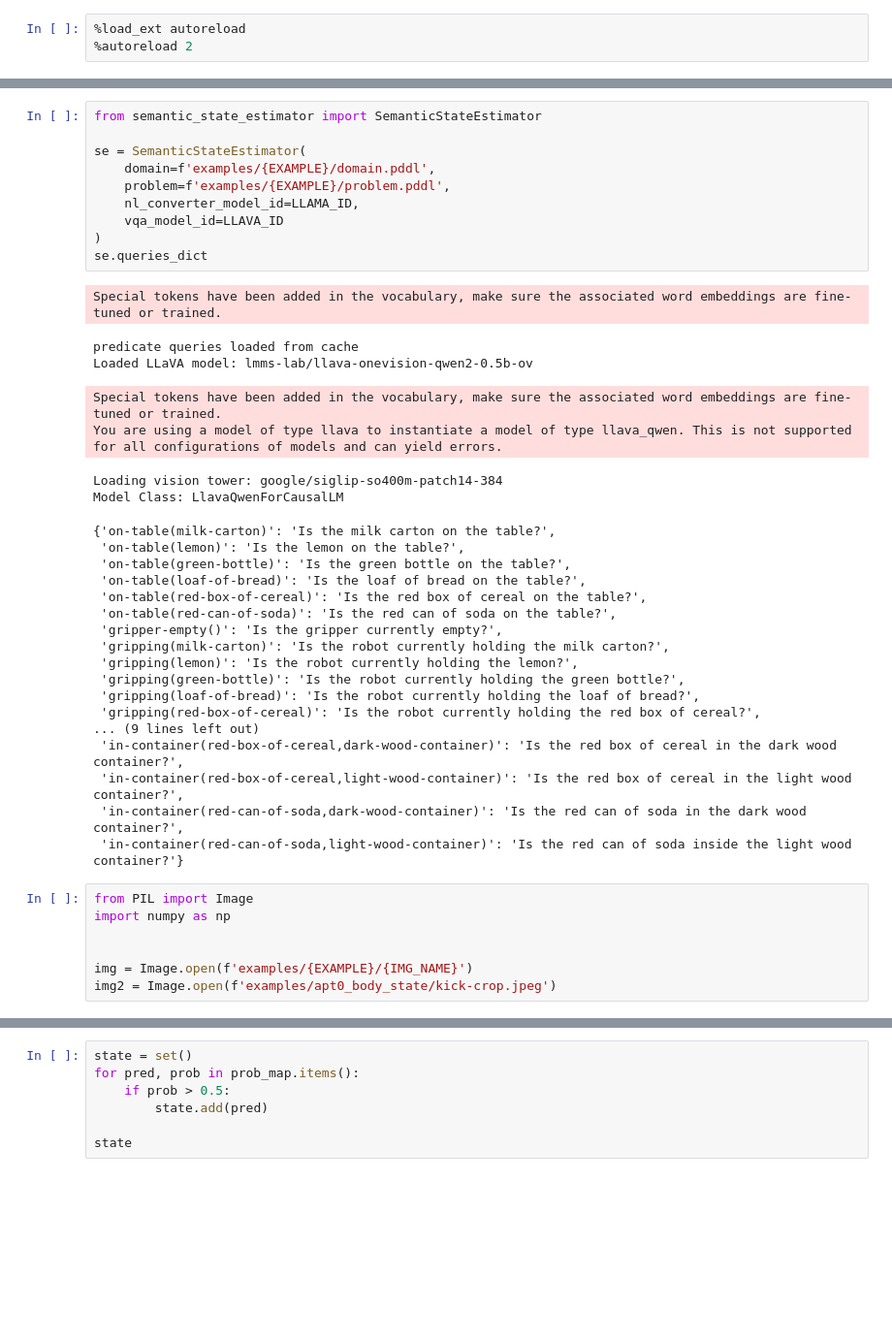
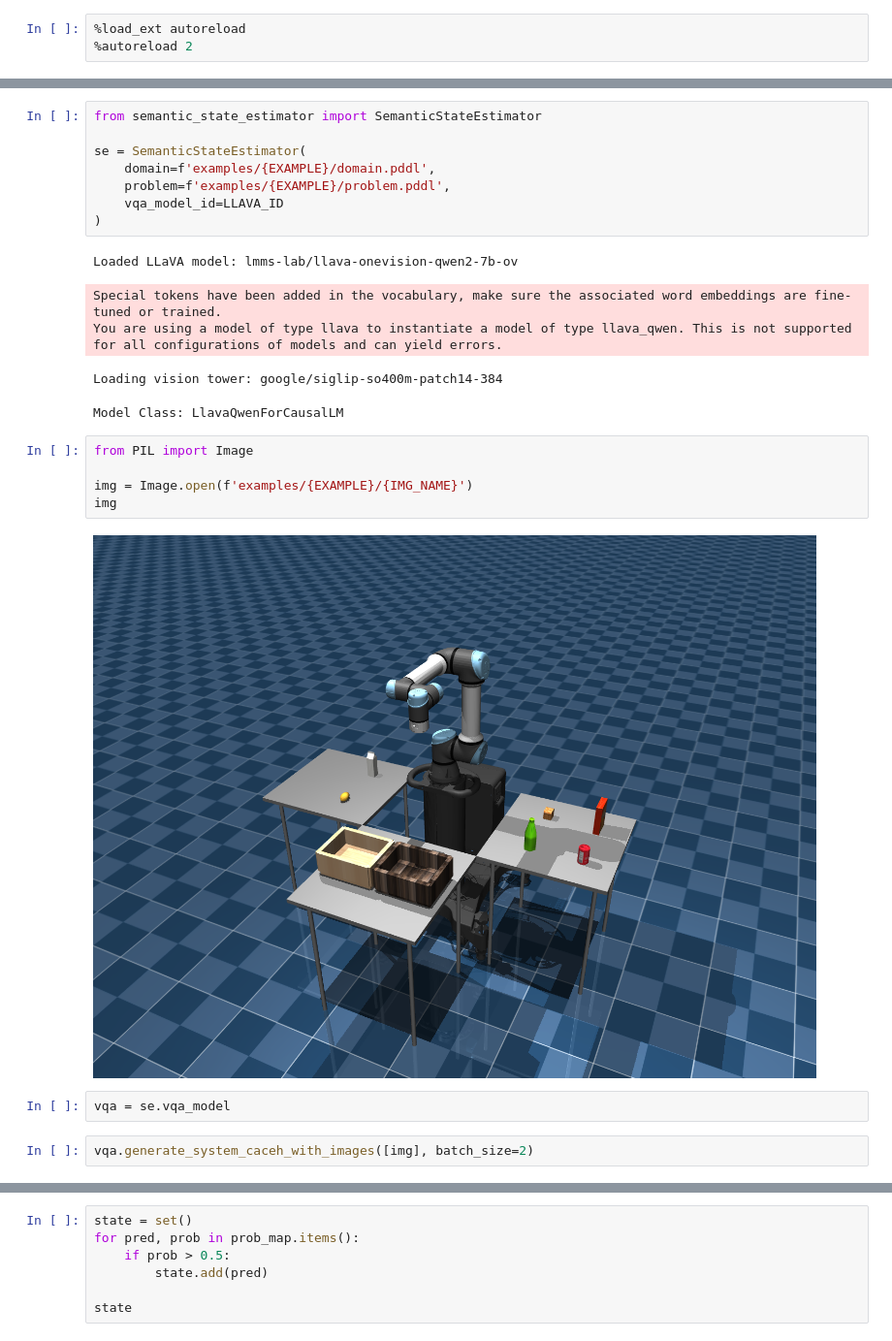
Before and after one commit to CLAIR-LAB-TECHNION/s3e, a Jupyter notebook: full_pipeline.ipynb, the cells around one changed output, grey strips where cells are left out. Shown at 97% size. Saved outputs shown, nothing was run; the diff lists cells and outputs as text; blank space fills up the shorter version.

```diff
--- a/full_pipeline.ipynb
+++ b/full_pipeline.ipynb
@@ -35,39 +35,22 @@ from semantic_state_estimator import SemanticStateEstimator
 se = SemanticStateEstimator(
     domain=f'examples/{EXAMPLE}/domain.pddl',
     problem=f'examples/{EXAMPLE}/problem.pddl',
-    nl_converter_model_id=LLAMA_ID,
     vqa_model_id=LLAVA_ID
 )
-se.queries_dict
 # %% [output]
-Special tokens have been added in the vocabulary, make sure the associated word embeddings are fine-tuned or trained.
+Loaded LLaVA model: lmms-lab/llava-onevision-qwen2-7b-ov
-predicate queries loaded from cache
-Loaded LLaVA model: lmms-lab/llava-onevision-qwen2-0.5b-ov
+Special tokens have been added in the vocabulary, make sure the associated word embeddings are fine-tuned or trained.
+You are using a model of type llava to instantiate a model of type llava_qwen. This is not supported for all configurations of models and can yield errors.
-Special tokens have been added in the vocabulary, make sure the associated word embeddings are fine-tuned or trained.
-You are using a model of type llava to instantiate a model of type llava_qwen. This is not supported for all configurations of models and can yield errors.
+Loading vision tower: google/siglip-so400m-patch14-384
-Loading vision tower: google/siglip-so400m-patch14-384
 Model Class: LlavaQwenForCausalLM
-{'on-table(milk-carton)': 'Is the milk carton on the table?',
- 'on-table(lemon)': 'Is the lemon on the table?',
- 'on-table(green-bottle)': 'Is the green bottle on the table?',
- 'on-table(loaf-of-bread)': 'Is the loaf of bread on the table?',
- 'on-table(red-box-of-cereal)': 'Is the red box of cereal on the table?',
- 'on-table(red-can-of-soda)': 'Is the red can of soda on the table?',
- 'gripper-empty()': 'Is the gripper currently empty?',
- 'gripping(milk-carton)': 'Is the robot currently holding the milk carton?',
- 'gripping(lemon)': 'Is the robot currently holding the lemon?',
- 'gripping(green-bottle)': 'Is the robot currently holding the green bottle?',
- 'gripping(loaf-of-bread)': 'Is the robot currently holding the loaf of bread?',
- 'gripping(red-box-of-cereal)': 'Is the robot currently holding the red box of cereal?',
-... (9 lines left out)
- 'in-container(red-box-of-cereal,dark-wood-container)': 'Is the red box of cereal in the dark wood container?',
- 'in-container(red-box-of-cereal,light-wood-container)': 'Is the red box of cereal in the light wood container?',
- 'in-container(red-can-of-soda,dark-wood-container)': 'Is the red can of soda in the dark wood container?',
- 'in-container(red-can-of-soda,light-wood-container)': 'Is the red can of soda inside the light wood container?'}
 # %%
 from PIL import Image
-import numpy as np
-
 
 img = Image.open(f'examples/{EXAMPLE}/{IMG_NAME}')
-img2 = Image.open(f'examples/apt0_body_state/kick-crop.jpeg')
+img
+# %% [output]
+[figure, added]
+# %%
+vqa = se.vqa_model
+# %%
+vqa.generate_system_caceh_with_images([img], batch_size=2)
```
Also changed, not shown: parts of 13 cells of this notebook, 47 other files.
